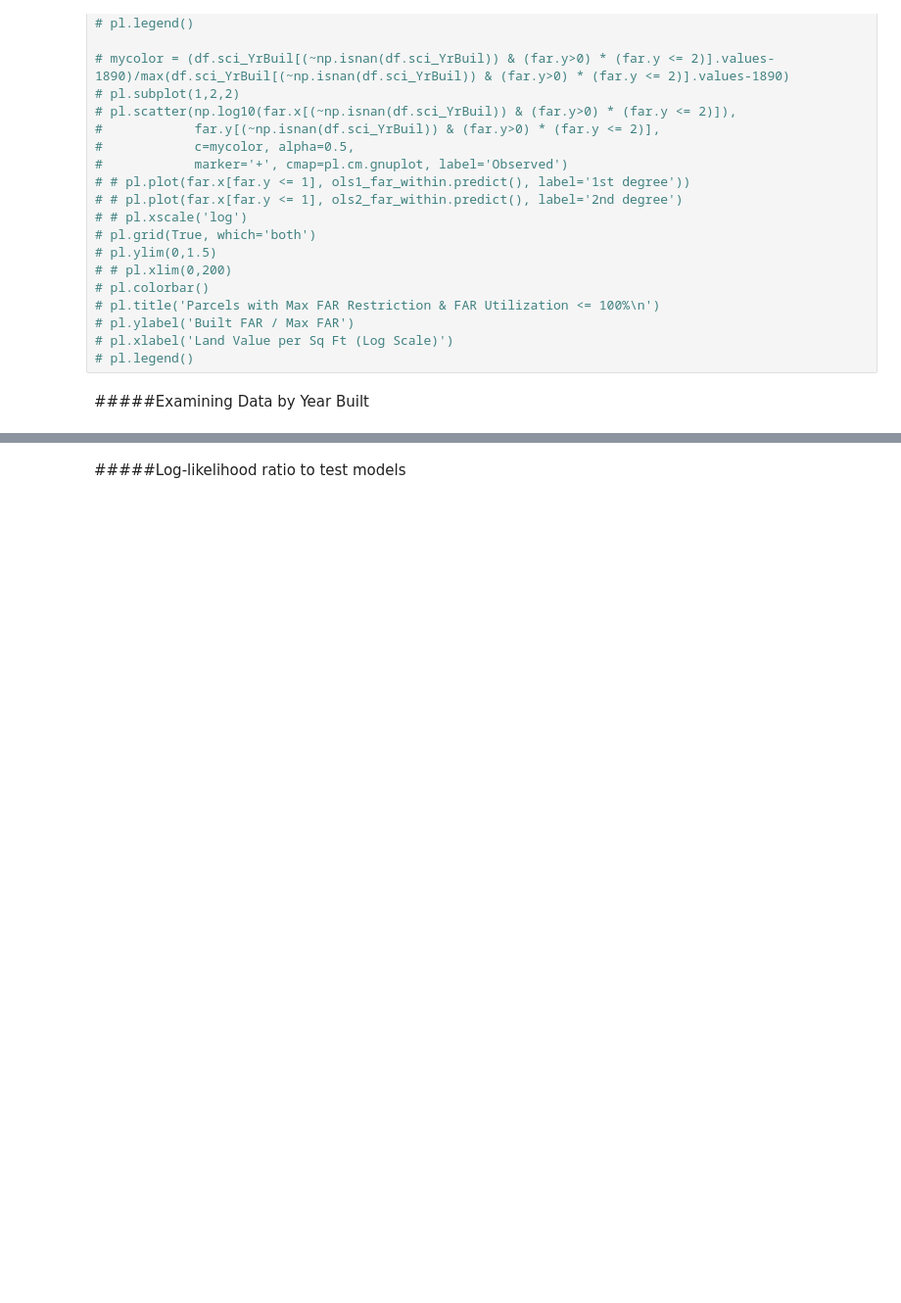
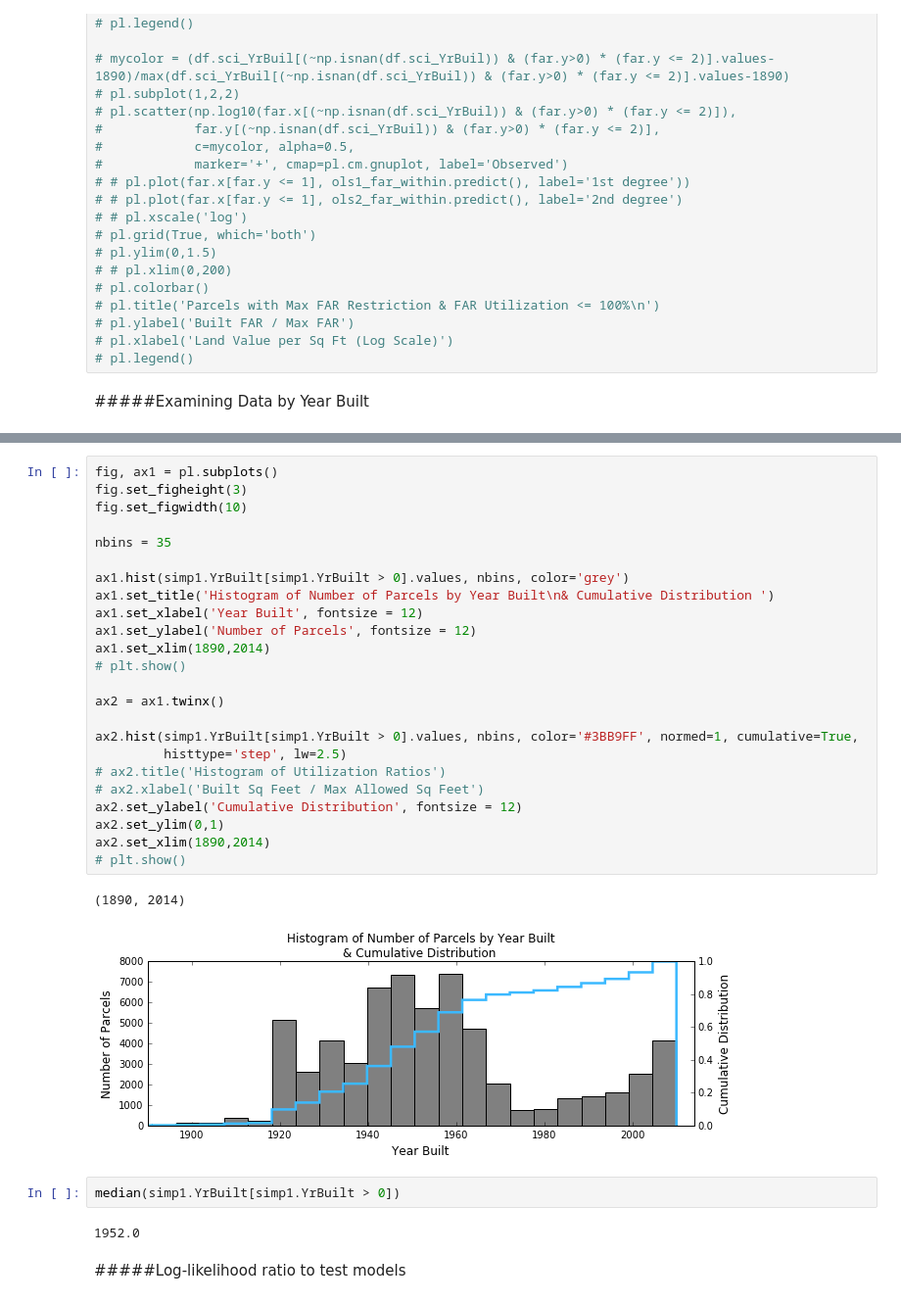
Before and after one commit to hannahbkates/Atlanta_FAR_Utilization, a Jupyter notebook: atl_far_utilization.ipynb, the cells around one changed output, grey strips where cells are left out. Shown: that part at 98% size. Cells and saved outputs as stored; diff of their text form; blank space fills up the shorter version.

```diff
--- a/atl_far_utilization.ipynb
+++ b/atl_far_utilization.ipynb
@@ -618,3 +624,34 @@ pl.grid()
+# %%
+fig, ax1 = pl.subplots()
+fig.set_figheight(3)
+fig.set_figwidth(10)
+
+nbins = 35
+
+ax1.hist(simp1.YrBuilt[simp1.YrBuilt > 0].values, nbins, color='grey')
+ax1.set_title('Histogram of Number of Parcels by Year Built\n& Cumulative Distribution ')
+ax1.set_xlabel('Year Built', fontsize = 12)
+ax1.set_ylabel('Number of Parcels', fontsize = 12)
+ax1.set_xlim(1890,2014)
+# plt.show()
+
+ax2 = ax1.twinx()
+
+ax2.hist(simp1.YrBuilt[simp1.YrBuilt > 0].values, nbins, color='#3BB9FF', normed=1, cumulative=True,
+         histtype='step', lw=2.5)
+# ax2.title('Histogram of Utilization Ratios')
+# ax2.xlabel('Built Sq Feet / Max Allowed Sq Feet')
+ax2.set_ylabel('Cumulative Distribution', fontsize = 12)
+ax2.set_ylim(0,1)
+ax2.set_xlim(1890,2014)
+# plt.show()
+# %% [output]
+(1890, 2014)
+[figure, added]
+# %%
+median(simp1.YrBuilt[simp1.YrBuilt > 0])
+# %% [output]
+1952.0
 # %% [markdown]
 #####Log-likelihood ratio to test models
 # %%
```
Also changed, not shown: parts of 26 cells of this notebook.
